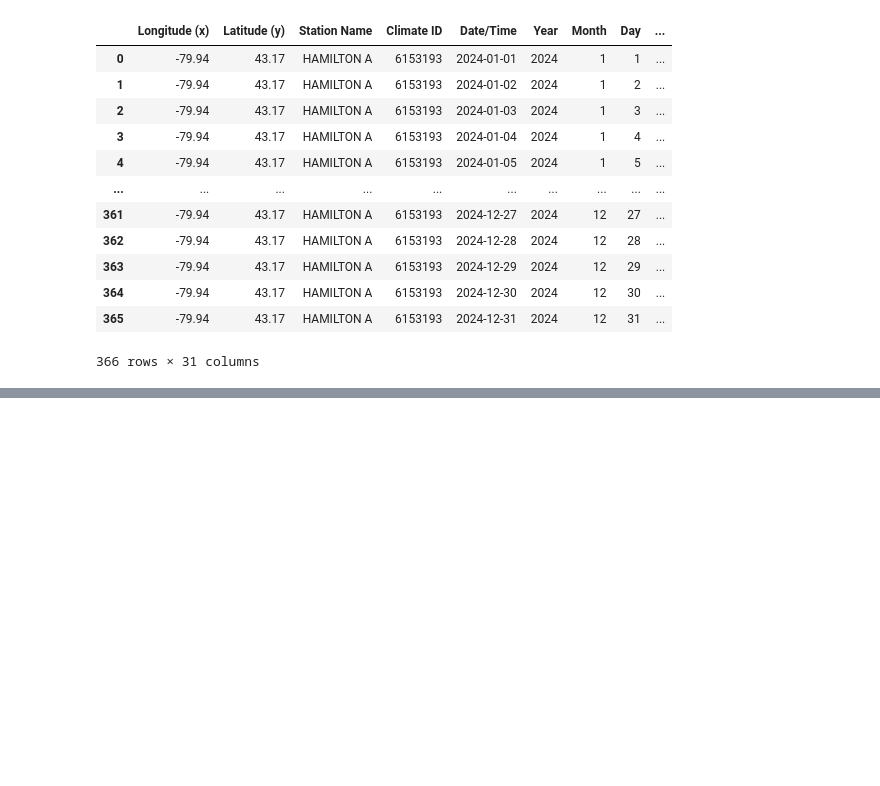
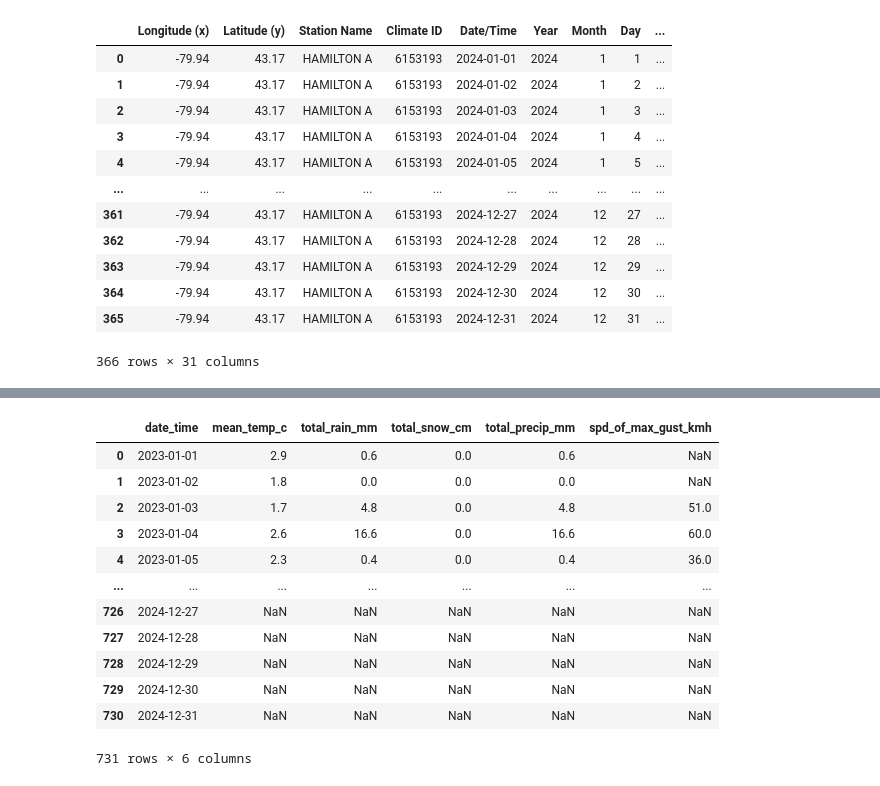
Before and after one commit to tsuijonathan/bakery_sales_analysis, a Jupyter notebook: notebooks/climate_data_cleaning.ipynb, the cells around one changed output, grey strips where cells are left out. Cells and saved outputs as stored; diff of their text form; code cells hidden in the pictures; blank space fills up the shorter version.

```diff
--- a/notebooks/climate_data_cleaning.ipynb
+++ b/notebooks/climate_data_cleaning.ipynb
@@ -37,3 +37,6 @@ display(climate_2024_df)
 | 364 | -79.94 | 43.17 | HAMILTON A | 6153193 | 2024-12-30 | 2024 | 12 | 30 | ... |
 | 365 | -79.94 | 43.17 | HAMILTON A | 6153193 | 2024-12-31 | 2024 | 12 | 31 | ... |
 366 rows × 31 columns
+# %%
+# Merge the two datasets using vertical concatenation
+merged_climate_df = pd.concat([climate_2023_df, climate_2024_df], ignore_index=True)
@@ -39,0 +63,9 @@ display(climate_2024_df)
+# %%
+# Function to convert column names to snake case and avoid double underscores
+def to_snake_case(column_name):
+    column_name = re.sub(r'([A-Z])', r'_\1', column_name)    # Insert underscores before uppercase letters
+    column_name = re.sub(r'\s+', '_', column_name)           # Replace spaces with underscores
+    column_name = re.sub(r'[^a-zA-Z0-9_]', '', column_name)  # Remove special characters
+    column_name = re.sub(r'_+', '_', column_name)            # Replace multiple underscores with a single underscore
+    column_name = column_name.lower().strip('_')             # Convert to lowercase and strip leading/trailing underscores
+    return column_name
@@ -39,0 +96,16 @@ display(climate_2024_df)
+# %%
+display(merged_climate_df)
+# %% [output]
+|  | date_time | mean_temp_c | total_rain_mm | total_snow_cm | total_precip_mm | spd_of_max_gust_kmh |
+| 0 | 2023-01-01 | 2.9 | 0.6 | 0.0 | 0.6 | NaN |
+| 1 | 2023-01-02 | 1.8 | 0.0 | 0.0 | 0.0 | NaN |
+| 2 | 2023-01-03 | 1.7 | 4.8 | 0.0 | 4.8 | 51.0 |
+| 3 | 2023-01-04 | 2.6 | 16.6 | 0.0 | 16.6 | 60.0 |
+| 4 | 2023-01-05 | 2.3 | 0.4 | 0.0 | 0.4 | 36.0 |
+| ... | ... | ... | ... | ... | ... | ... |
+| 726 | 2024-12-27 | NaN | NaN | NaN | NaN | NaN |
+| 727 | 2024-12-28 | NaN | NaN | NaN | NaN | NaN |
+| 728 | 2024-12-29 | NaN | NaN | NaN | NaN | NaN |
+| 729 | 2024-12-30 | NaN | NaN | NaN | NaN | NaN |
+| 730 | 2024-12-31 | NaN | NaN | NaN | NaN | NaN |
+731 rows × 6 columns
```
Also changed, not shown: parts of 21 cells of this notebook, 3 other files.
